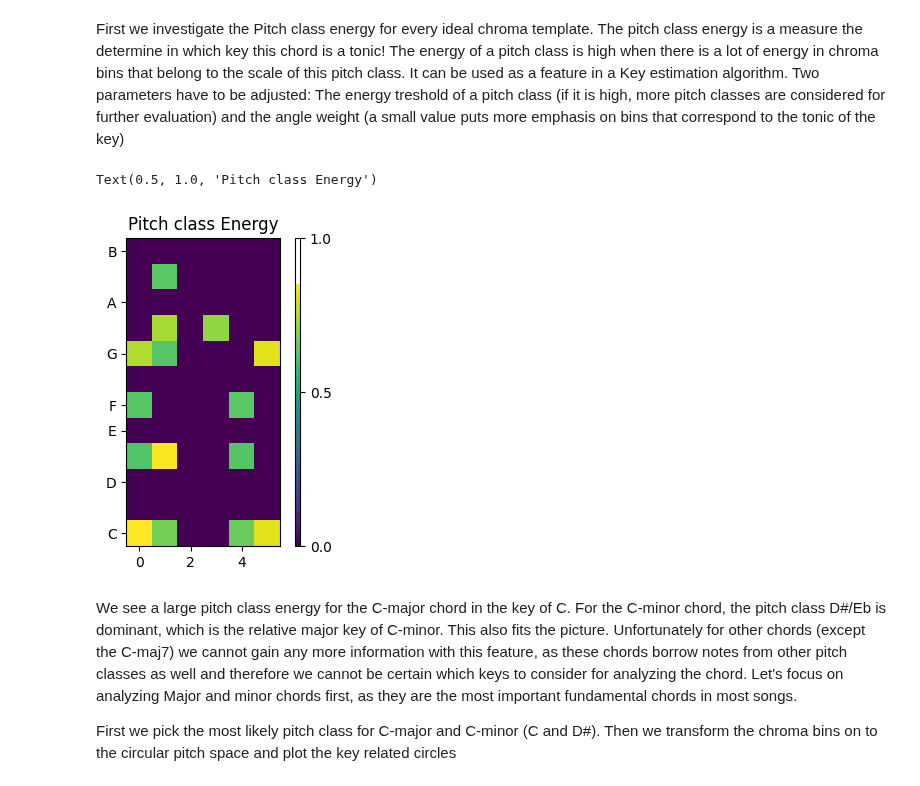
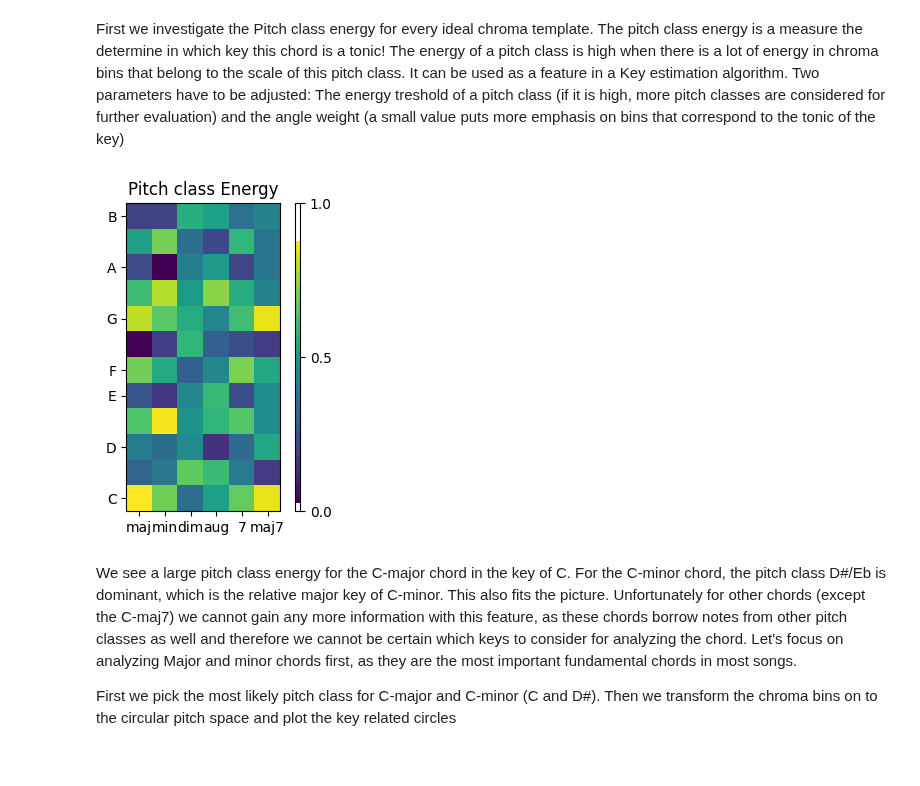
Before and after one commit to Maushax-jpg/chord-recognition, a Jupyter notebook: transcribing_cps.ipynb, the cells around one changed output. Drawn from its saved outputs; the diff is of its cells as text; code cells hidden in the pictures.

```diff
--- a/transcribing_cps.ipynb
+++ b/transcribing_cps.ipynb
@@ -40,20 +40,26 @@ First we investigate the Pitch class energy for every ideal chroma template. The
 The energy treshold of a pitch class (if it is high, more pitch classes are considered for further evaluation) and the angle weight (a small value puts more emphasis on bins that correspond to the tonic of the key)
 # %%
 
-pitchclass_energy = cps.getPitchClassEnergyProfile(chroma,threshold=0.6,angle_weight=0.5)
+pitchclass_energy = cps.getPitchClassEnergyProfile(chroma,threshold=0,angle_weight=0.6)
 fig,ax = plt.subplots(figsize=(7,4))
 img = ax.imshow(pitchclass_energy.T,origin='lower')
 ax.set_yticks([0,2,4,5,7,9,11])
 ax.set_yticklabels(["C","D","E","F","G","A","B"])
+ax.set_xticks([0,1,2,3,4,5])
+ax.set_xticklabels(["maj","min","dim","aug","7","maj7"])
 # Divide existing axes and create new axes at right side of image
 divider = make_axes_locatable(ax)
 cax = divider.append_axes("right", size="3%", pad=0.15)
 colorbar = fig.colorbar(img,cax=cax)
 colorbar.set_ticks([0, 0.5, 1])
 ax.set_title("Pitch class Energy")
+
+# pick the most likely pitch classes
+pitchclass_energy = cps.getPitchClassEnergyProfile(chroma,threshold=0,angle_weight=0.6)
+max_energy = np.argmax(pitchclass_energy,axis=1)
+pitch_class,count = np.unique(max_energy,return_counts=True)
 # %% [output]
-Text(0.5, 1.0, 'Pitch class Energy')
-[figure, old version]
+[figure, new version]
 # %% [markdown]
 We see a large pitch class energy for the C-major chord in the key of C.
 For the C-minor chord, the pitch class D#/Eb is dominant, which is the relative major key of C-minor. This also fits the picture. Unfortunately for other chords (except the C-maj7) we cannot gain any more information with this feature, as these chords borrow notes from other pitch classes as well and therefore we cannot be certain which keys to consider for analyzing the chord. Let's focus on analyzing Major and minor chords first, as they are the most important fundamental chords in most songs.
```
Also changed, not shown: parts of 9 cells of this notebook, 4 other files.
